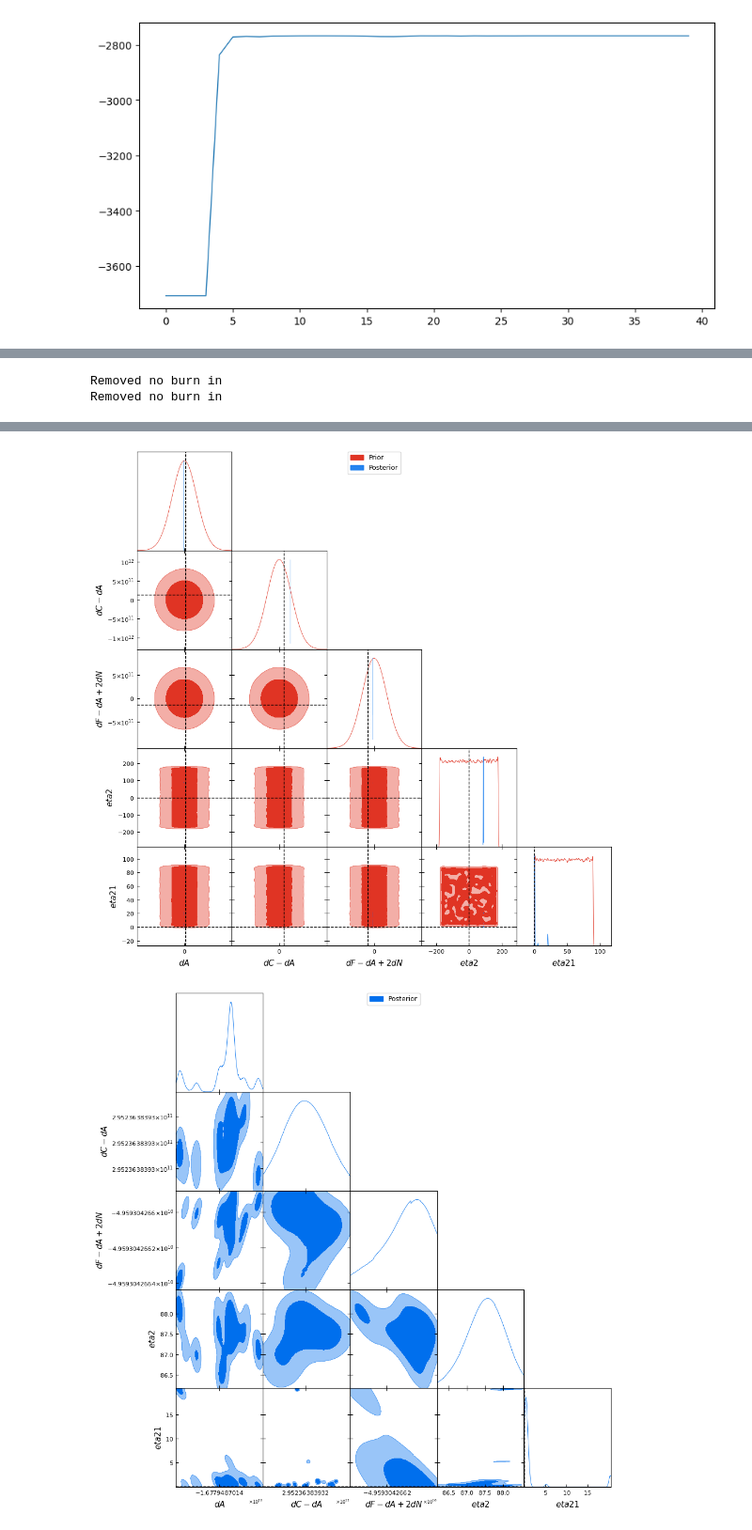
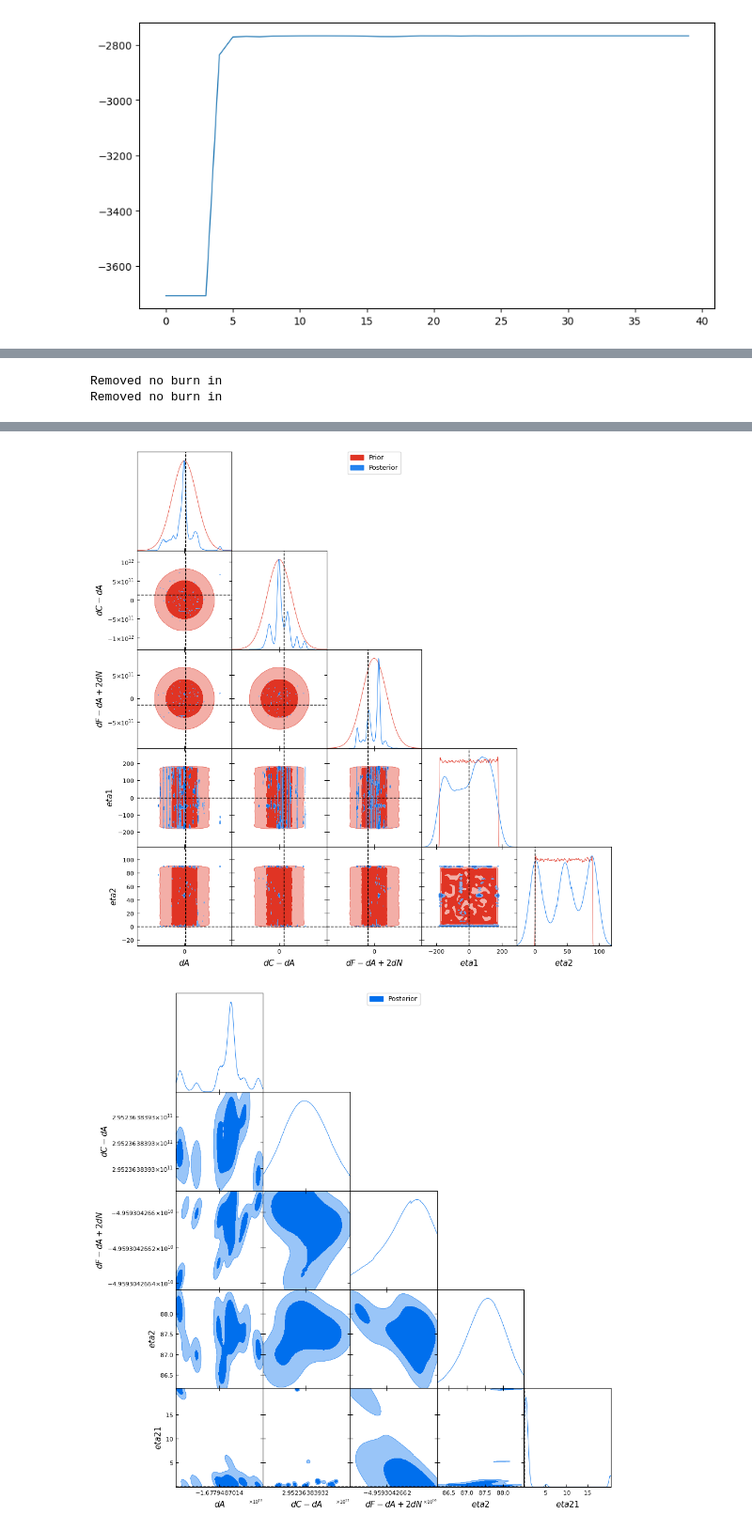
Before and after one commit to auggiemarignier/icanisddr, a Jupyter notebook: experiments/bulkic/notebooks/analyse_samples.ipynb, the cells around one changed output, grey strips where cells are left out. Shown at 94% size. Saved outputs shown, nothing was run; the diff lists cells and outputs as text; code cells hidden in the pictures.

```diff
--- a/experiments/bulkic/notebooks/analyse_samples.ipynb
+++ b/experiments/bulkic/notebooks/analyse_samples.ipynb
@@ -31,9 +31,10 @@ def get_results_dir(n: int = 0) -> Path:
     output_dirs = sorted(
         OUTPUTS_PATH.iterdir(), key=lambda p: p.stat().st_mtime, reverse=True
     )
+    output_dirs = [d for d in output_dirs if d.is_dir()]
     return output_dirs[n]
 # %%
-RESULTS_DIR = get_results_dir(0)
+RESULTS_DIR = get_results_dir(1)
 
 cfg = SynthConfig.load(RESULTS_DIR / "config.yaml")
 prior = CompoundPrior.from_dict(cfg.priors.model_dump())
@@ -53,3 +59,8 @@ plt.show()
+# %%
+for prior_component in prior.prior_components:
+    if prior_component.type == PriorType.WRAPPED_UNIFORM:
+        idx = prior_component.indices
+        samples[..., idx] = prior_component.prior_fn._wrap(samples[..., idx])
 # %%
 keep_mask = (ln_prob > -5000).all(axis=0)
 ln_prob = ln_prob[:, keep_mask]
@@ -95,7 +106,7 @@ elif prior.n == 5:
         cfg.truth.eta1,
         cfg.truth.eta2,
     ]
-    names = ["dA", "dC-dA", "dF-dA+2dN", "eta2", "eta21"]
+    names = ["dA", "dC-dA", "dF-dA+2dN", "eta1", "eta2"]
 else:
     raise ValueError(f"Unsupported number of parameters: {prior.n}")
 
@@ -125,4 +144,4 @@ WARNING:root:2D kernel density bandwidth optimizer failed for eta2, eta21. Using
-[figure, old version]
+[figure, new version]
 # %%
 g.triangle_plot(
     [posterior_samples_gd],
```
Also changed, not shown: parts of 5 cells of this notebook, 27 other files.
